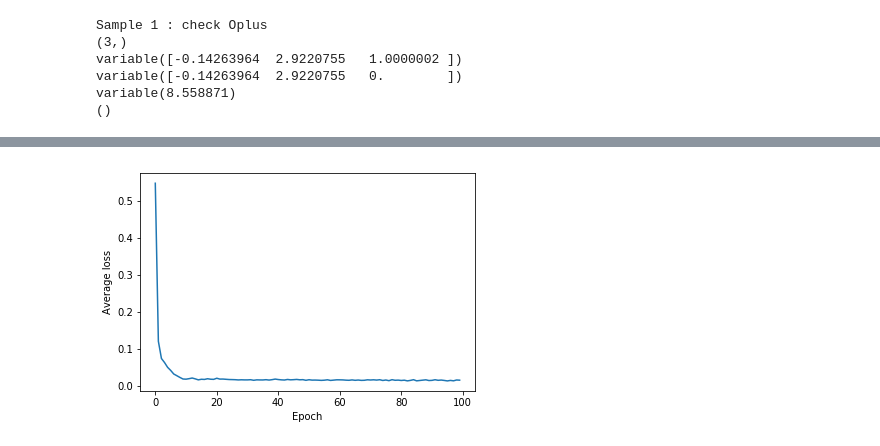
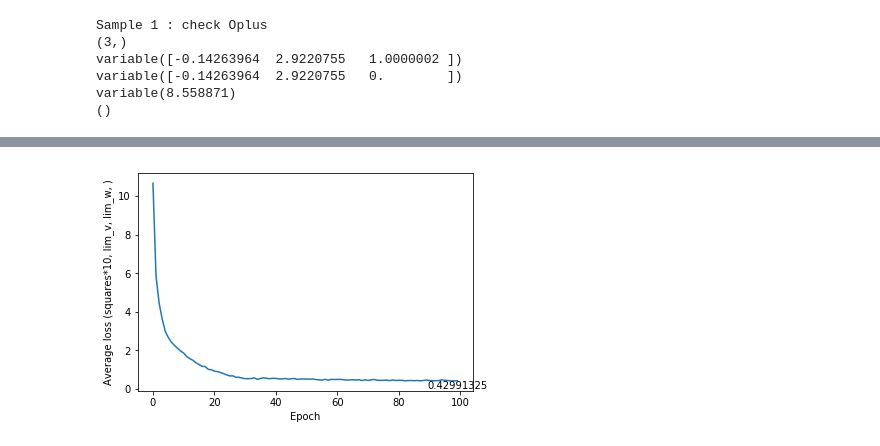
Before and after one commit to yotaseki/ROS-Cart, a Jupyter notebook: script/Train.ipynb, the cells around one changed output, grey strips where cells are left out. Saved outputs shown, nothing was run; the diff lists cells and outputs as text; code cells hidden in the pictures.

```diff
--- a/script/Train.ipynb
+++ b/script/Train.ipynb
@@ -159,10 +223,10 @@ def train(model,X,epoch=10):
     opt = optimizers.Adam()
     opt.setup(model)
     ep = 0
-    AvgE = []
+    AvgLoss = []
     while ep < epoch:
         random.shuffle(X)
-        E = .0
+        L = .0
         for itr in range(len(X)):
             x = xp.ravel(X[itr][:,0:2])
             x = Variable(xp.array([x],dtype=xp.float32))
@@ -171,31 +235,31 @@ def train(model,X,epoch=10):
             pad = Variable(xp.zeros((1,DATA_NUM_WAYPOINTS,1),dtype=xp.float32))
             y_pad = F.concat((y,pad),axis=2)
             y_pad = F.permutate(y_pad, xp.array([0,2,1],'i'), axis=2)
-
             # loss
-            z_true = X[itr][:]
-            z = y_pad[0,0]
-            e = error_squares(z,z_true[0])
-            #model.cleargrads()
-            #e.backward()
-            #opt.update()
-            for step in range(1,DATA_NUM_STEP):
-                z = oplus(z,y_pad[0,step])
-                e = e + error_squares(z,z_true[step])
+            loss = loss_function(y_pad, X[itr][:])
             model.cleargrads()
-            e.backward()
+            loss.backward()
             opt.update()
-            E = E + e.data
+            # y_grad = chainer.grad( (e,), (y,) )[0]
+            # print(y_grad)
+            # x_grad = chainer.grad( (e,), (x,) )[0]
+            # print(x_grad)
+            L = L + loss.data
         ep = ep + 1
-        print('Epoch:',ep,', Average loss:',E / len(X))
-        AvgE.append(E / len(X))
-    plt.plot(range(len(AvgE)),AvgE)
+        print('Epoch:',ep,', Average loss:',L / len(X))
+        AvgLoss.append(L / len(X))
+    fig = plt.figure()
+    plt.plot(range(len(AvgLoss)),AvgLoss)
     plt.xlabel('Epoch')
-    plt.ylabel('Average loss')
-    return model
+    plt.ylabel('Average loss (squares*10, lim_v, lim_w, )')
+    plt.text(len(AvgLoss)-1, AvgLoss[-1],str(AvgLoss[-1]),ha='center',va='top' )
+    return model, fig
 # %%
 EPOCH = 100
 model = Generator(DATA_NUM_WAYPOINTS,DATA_NUM_STEP)
-model = train(model,X_train,epoch=EPOCH)
-print('finished')
+start_time = '{0:%Y/%m/%d %H:%M:%S}'.format(datetime.datetime.now())
+model, fig = train(model,X_train,epoch=EPOCH)
+finish_time = '{0:%Y/%m/%d %H:%M:%S}'.format(datetime.datetime.now())
+print('start:',start_time)
+print('finish:',finish_time)
 # %% [output]
@@ -219 +283 @@ finished
-[figure, old version]
+[figure, new version]
```
Also changed, not shown: parts of 12 cells of this notebook.
